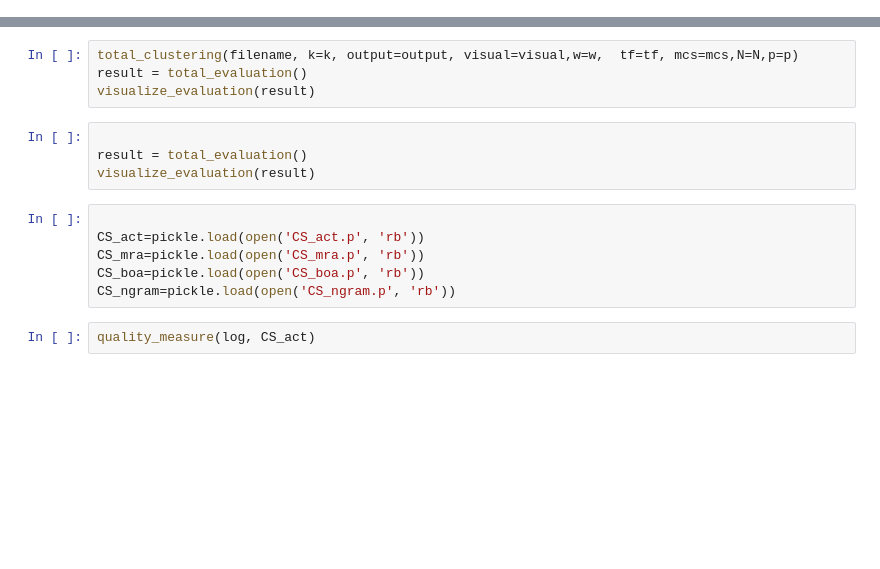
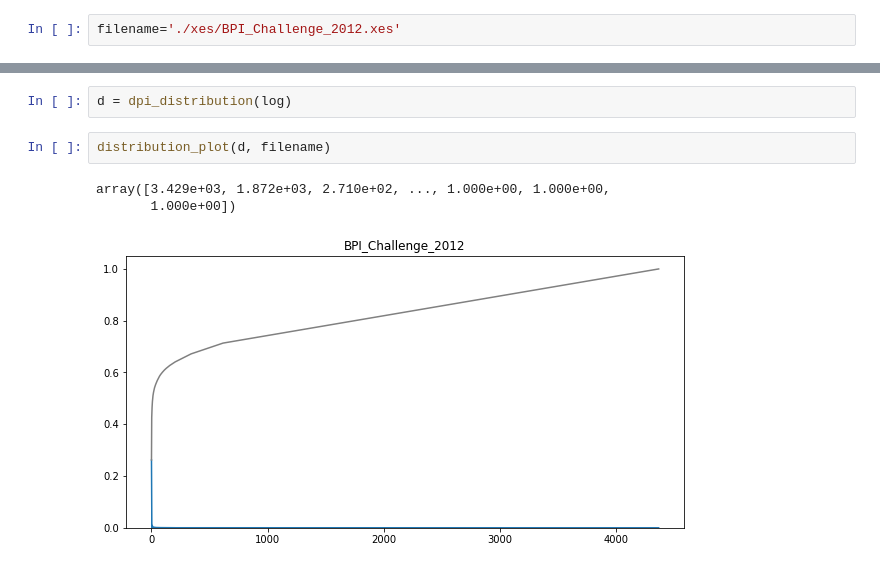
Before and after one commit to bbk0529/seminar_ML_application, a Jupyter notebook: Clustering total-BPI CHALLENGE 2012.ipynb, the cells around one changed output, grey strips where cells are left out. Cells and saved outputs as stored; diff of their text form; blank space fills up the shorter version.

```diff
--- a/Clustering total-BPI CHALLENGE 2012.ipynb
+++ b/Clustering total-BPI CHALLENGE 2012.ipynb
@@ -16,3 +7,5 @@ p=1
+# %%
+filename='./xes/BPI_Challenge_2012.xes'
 # %%
 log, VARIANT = read_xes(filename)
 # %% [output]
@@ -74,16 +18,8 @@ START OF 402th LOOP with cur_dpi
-# %%
-total_clustering(filename, k=k, output=output, visual=visual,w=w,  tf=tf, mcs=mcs,N=N,p=p)
-result = total_evaluation()
-visualize_evaluation(result)
-# %%
-
-result = total_evaluation()
-visualize_evaluation(result)
-# %%
-
-CS_act=pickle.load(open('CS_act.p', 'rb'))
-CS_mra=pickle.load(open('CS_mra.p', 'rb'))
-CS_boa=pickle.load(open('CS_boa.p', 'rb'))
-CS_ngram=pickle.load(open('CS_ngram.p', 'rb'))
-# %%
-quality_measure(log, CS_act)
+# %%
+d = dpi_distribution(log)
+# %%
+distribution_plot(d, filename)
+# %% [output]
+array([3.429e+03, 1.872e+03, 2.710e+02, ..., 1.000e+00, 1.000e+00,
+       1.000e+00])
+[figure, added]
```
Also changed, not shown: parts of 15 cells of this notebook, 20 other files.
